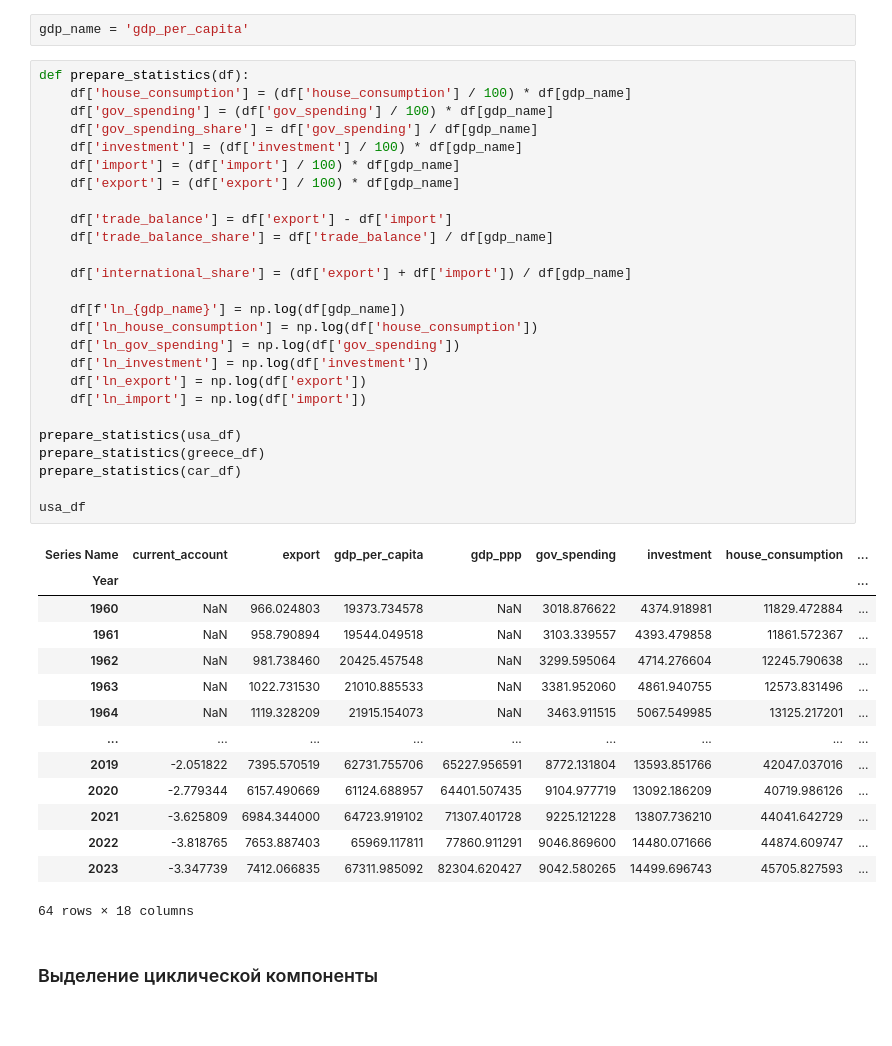
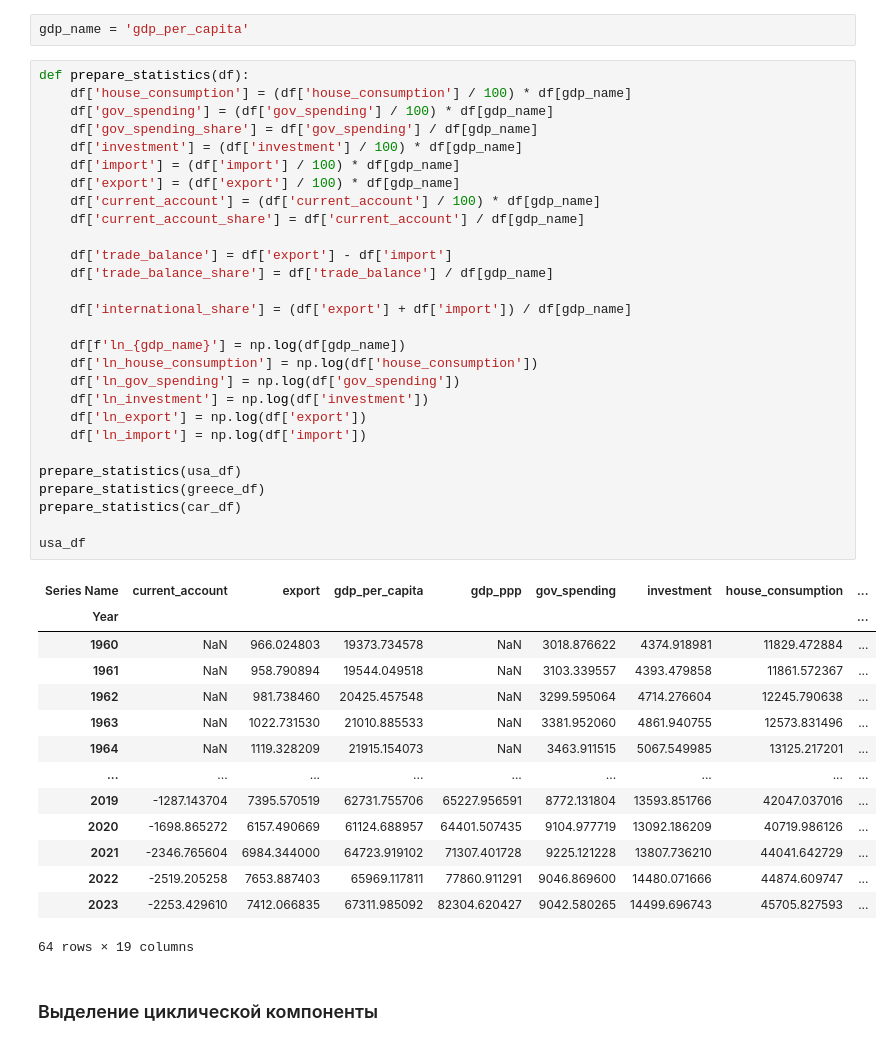
Before and after one commit to tobaffoon/CycleEvaluation, a Jupyter notebook: main.ipynb, the cells around one changed output. Drawn from its saved outputs; the diff is of its cells as text.

Commit message:
Add current account

```diff
--- a/main.ipynb
+++ b/main.ipynb
@@ -143,39 +142,41 @@ def prepare_statistics(df):
     df['investment'] = (df['investment'] / 100) * df[gdp_name]
     df['import'] = (df['import'] / 100) * df[gdp_name]
     df['export'] = (df['export'] / 100) * df[gdp_name]
+    df['current_account'] = (df['current_account'] / 100) * df[gdp_name]
+    df['current_account_share'] = df['current_account'] / df[gdp_name]
 
     df['trade_balance'] = df['export'] - df['import']
     df['trade_balance_share'] = df['trade_balance'] / df[gdp_name]
 
     df['international_share'] = (df['export'] + df['import']) / df[gdp_name]
 
     df[f'ln_{gdp_name}'] = np.log(df[gdp_name])
     df['ln_house_consumption'] = np.log(df['house_consumption'])
     df['ln_gov_spending'] = np.log(df['gov_spending'])
     df['ln_investment'] = np.log(df['investment'])
     df['ln_export'] = np.log(df['export'])
     df['ln_import'] = np.log(df['import'])
 
 prepare_statistics(usa_df)
 prepare_statistics(greece_df)
 prepare_statistics(car_df)
 
 usa_df
 # %% [output]
 | Series Name | current_account | export | gdp_per_capita | gdp_ppp | gov_spending | investment | house_consumption | ... |
 | Year |  |  |  |  |  |  |  | ... |
 | 1960 | NaN | 966.024803 | 19373.734578 | NaN | 3018.876622 | 4374.918981 | 11829.472884 | ... |
 | 1961 | NaN | 958.790894 | 19544.049518 | NaN | 3103.339557 | 4393.479858 | 11861.572367 | ... |
 | 1962 | NaN | 981.738460 | 20425.457548 | NaN | 3299.595064 | 4714.276604 | 12245.790638 | ... |
 | 1963 | NaN | 1022.731530 | 21010.885533 | NaN | 3381.952060 | 4861.940755 | 12573.831496 | ... |
 | 1964 | NaN | 1119.328209 | 21915.154073 | NaN | 3463.911515 | 5067.549985 | 13125.217201 | ... |
 | ... | ... | ... | ... | ... | ... | ... | ... | ... |
-| 2019 | -2.051822 | 7395.570519 | 62731.755706 | 65227.956591 | 8772.131804 | 13593.851766 | 42047.037016 | ... |
-| 2020 | -2.779344 | 6157.490669 | 61124.688957 | 64401.507435 | 9104.977719 | 13092.186209 | 40719.986126 | ... |
-| 2021 | -3.625809 | 6984.344000 | 64723.919102 | 71307.401728 | 9225.121228 | 13807.736210 | 44041.642729 | ... |
-| 2022 | -3.818765 | 7653.887403 | 65969.117811 | 77860.911291 | 9046.869600 | 14480.071666 | 44874.609747 | ... |
-| 2023 | -3.347739 | 7412.066835 | 67311.985092 | 82304.620427 | 9042.580265 | 14499.696743 | 45705.827593 | ... |
+| 2019 | -1287.143704 | 7395.570519 | 62731.755706 | 65227.956591 | 8772.131804 | 13593.851766 | 42047.037016 | ... |
+| 2020 | -1698.865272 | 6157.490669 | 61124.688957 | 64401.507435 | 9104.977719 | 13092.186209 | 40719.986126 | ... |
+| 2021 | -2346.765604 | 6984.344000 | 64723.919102 | 71307.401728 | 9225.121228 | 13807.736210 | 44041.642729 | ... |
+| 2022 | -2519.205258 | 7653.887403 | 65969.117811 | 77860.911291 | 9046.869600 | 14480.071666 | 44874.609747 | ... |
+| 2023 | -2253.429610 | 7412.066835 | 67311.985092 | 82304.620427 | 9042.580265 | 14499.696743 | 45705.827593 | ... |
-64 rows × 18 columns
+64 rows × 19 columns
 # %% [markdown]
 ### Выделение циклической компоненты
 # %%
```
Also changed, not shown: parts of 14 cells of this notebook.
